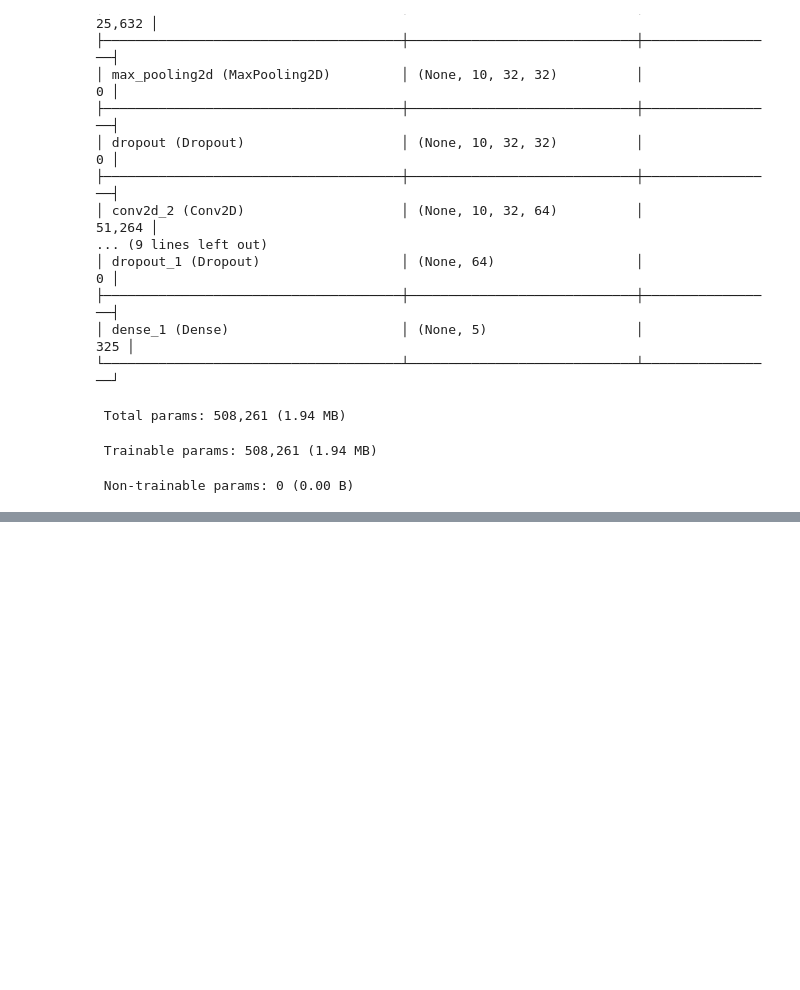
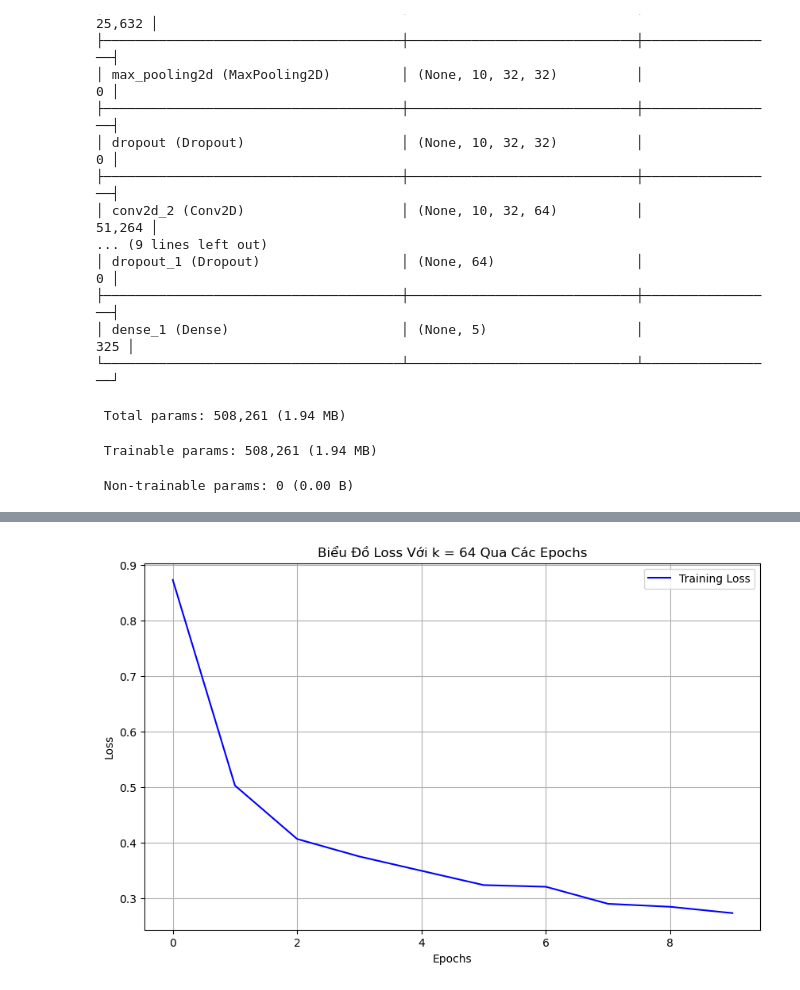
Before and after one commit to hiutinn/Quic_traffic_classifier_example, a Jupyter notebook: features_selection/128/random_forest_importance.ipynb, the cells around one changed output, grey strips where cells are left out. Drawn from its saved outputs; the diff is of its cells as text; code cells hidden in the pictures; blank space fills up the shorter version.

```diff
--- a/features_selection/128/random_forest_importance.ipynb
+++ b/features_selection/128/random_forest_importance.ipynb
@@ -282,0 +535,23 @@ Macro F1-score   0.929425
+# %%
+# Lọc kết quả cho k = 16
+k_64_result = next(result for result in results if result[0] == 64)
+
+# Lấy đối tượng `history` từ kết quả cho k = 64
+history_k_64 = k_64_result[-1]
+
+# Kiểm tra xem có dữ liệu `val_loss` không
+has_val_loss = 'val_loss' in history_k_64.history
+
+# Vẽ biểu đồ loss cho k = 64
+plt.figure(figsize=(10, 6))
+plt.plot(history_k_64.history['loss'], label='Training Loss', color='blue')
+if has_val_loss:
+    plt.plot(history_k_64.history['val_loss'], label='Validation Loss', color='orange')
+plt.xlabel('Epochs')
+plt.ylabel('Loss')
+plt.title('Biểu Đồ Loss Với k = 64 Qua Các Epochs')
+plt.legend(loc='upper right')  # Thêm chú thích
+plt.grid(True)
+plt.show()
+# %% [output]
+[figure, added]
```
Also changed, not shown: parts of 8 cells of this notebook, 5 other files.
